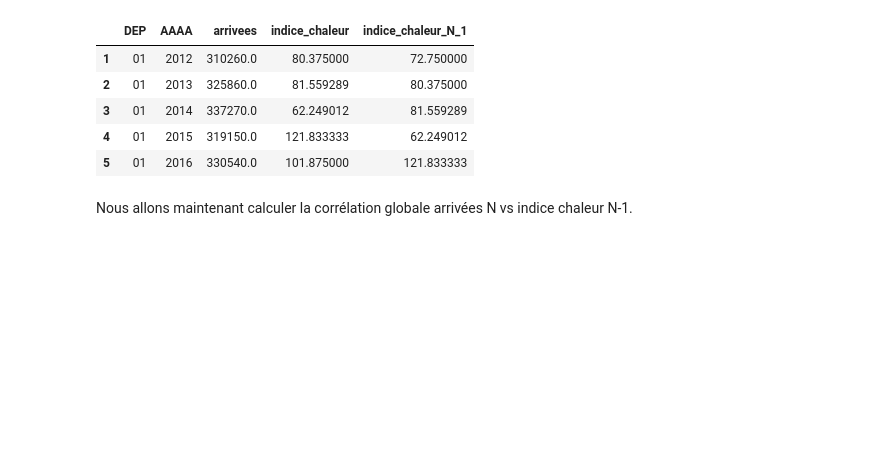
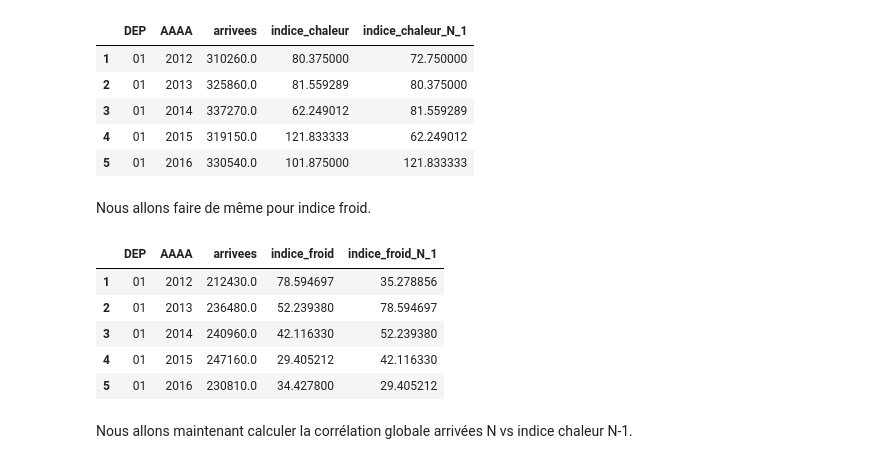
Before and after one commit to Manonchvllr/Project, a Jupyter notebook: rapport.ipynb, the cells around one changed output. Drawn from its saved outputs; the diff is of its cells as text; code cells hidden in the pictures; blank space fills up the shorter version.

```diff
--- a/rapport.ipynb
+++ b/rapport.ipynb
@@ -510,17 +510,26 @@ import pandas as pd
 # On part de df = base climat + tourisme fusionnée
 df_ind = df.copy()
 
-# Mois d'été
+# Mois d'été et d'hiver
 mois_ete = [6, 7, 8, 9]
+mois_hiver = [12, 1, 2, 3]
 
-# On garde seulement l'été
+# On choisit de garder d'un côté les mois été, de l'autre les mois hiver
 df_ete = df_ind[df_ind["MM"].isin(mois_ete)].copy()
+df_hiver = df_ind[df_ind["MM"].isin(mois_hiver)].copy()
 
 # Indice de chaleur mensuel (pondération des jours très chauds)
 df_ete["indice_chaleur_mensuel"] = (
     df_ete["NBJTX25"].fillna(0)
     + df_ete["NBJTX30"].fillna(0)
     + 2 * df_ete["NBJTX35"].fillna(0)
+)
+
+# Indice de froid mensuel (pondération des jours avec de la neige et avec un sol enneigé)
+df_hiver["indice_froid_mensuel"] = (
+    df_hiver["NBJTX0"].fillna(0)
+    + 2 * df_hiver["NBJNEIG"].fillna(0)
+    + 2 * df_hiver["NBJSOLNG"].fillna(0)
 )
 
 # Agrégation annuelle par département :
@@ -535,6 +544,18 @@ base_ind = (
     )
 )
 
+# Agrégation annuelle par département :
+# - somme des arrivées
+# - somme de l'indice de froid sur les mois d'hiver
+base_ind_froid = (
+    df_hiver
+    .groupby(["DEP", "AAAA"], as_index=False)
+    .agg(
+        arrivees=("OBS_VALUE_CORR", "sum"),
+        indice_froid=("indice_froid_mensuel", "sum")
+    )
+)
+
 base_ind.head()
 # %% [output]
 |  | DEP | AAAA | arrivees | indice_chaleur |
@@ -567,6 +600,27 @@ base_lag.head()
 | 3 | 01 | 2014 | 337270.0 | 62.249012 | 81.559289 |
 | 4 | 01 | 2015 | 319150.0 | 121.833333 | 62.249012 |
 | 5 | 01 | 2016 | 330540.0 | 101.875000 | 121.833333 |
+# %% [markdown]
+Nous allons faire de même pour indice froid.
+# %%
+base_ind_froid = base_ind_froid.sort_values(["DEP", "AAAA"])
+
+base_ind_froid["indice_froid_N_1"] = (
+    base_ind_froid
+    .groupby("DEP")["indice_froid"]
+    .shift(1)      # année précédente
+)
+
+base_lag_froid = base_ind_froid.dropna(subset=["indice_froid_N_1"]).copy()
+
+base_lag_froid.head()
+# %% [output]
+|  | DEP | AAAA | arrivees | indice_froid | indice_froid_N_1 |
+| 1 | 01 | 2012 | 212430.0 | 78.594697 | 35.278856 |
+| 2 | 01 | 2013 | 236480.0 | 52.239380 | 78.594697 |
+| 3 | 01 | 2014 | 240960.0 | 42.116330 | 52.239380 |
+| 4 | 01 | 2015 | 247160.0 | 29.405212 | 42.116330 |
+| 5 | 01 | 2016 | 230810.0 | 34.427800 | 29.405212 |
 # %% [markdown]
 Nous allons maintenant calculer la corrélation globale arrivées N vs indice chaleur N-1.
 # %%
```
Also changed, not shown: parts of 15 cells of this notebook.
